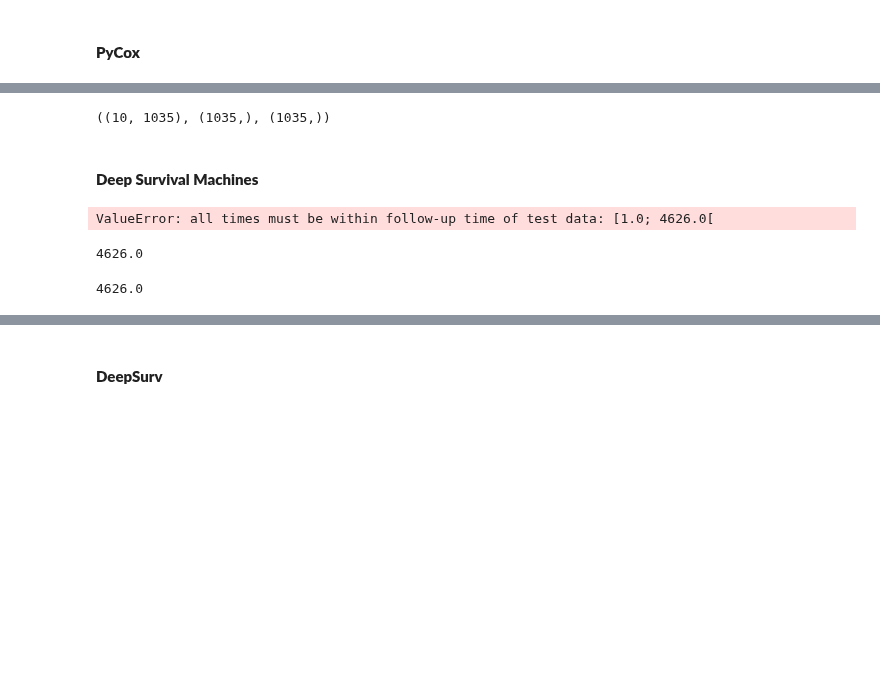
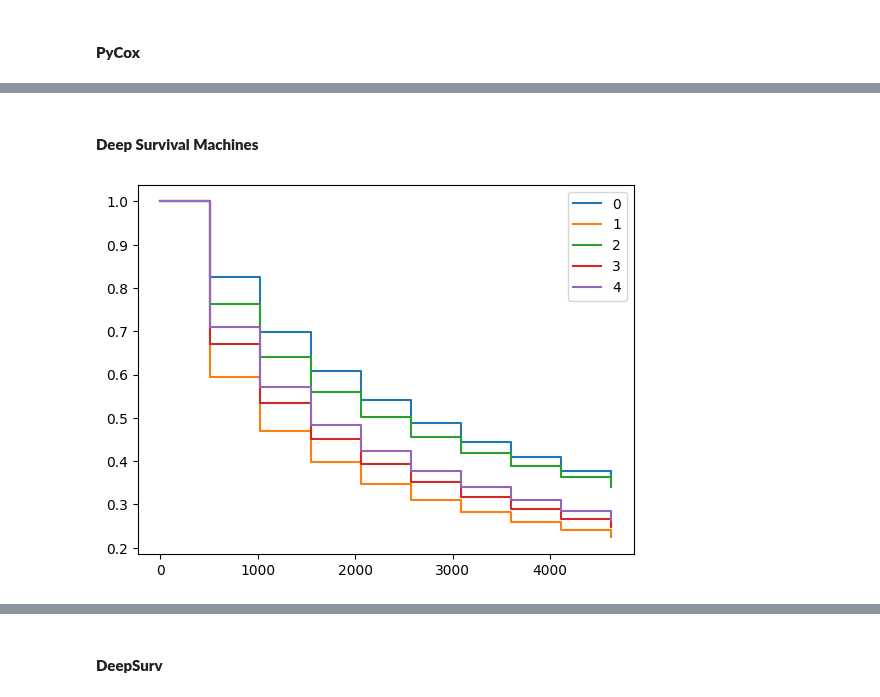
Before and after one commit to sourasen1011/UoE_Research_Project_2023, a Jupyter notebook: 05_preprocessing_emr_data/05_fits.ipynb, the cells around one changed output, grey strips where cells are left out. Cells and saved outputs as stored; diff of their text form; code cells hidden in the pictures; blank space fills up the shorter version.

```diff
--- a/05_preprocessing_emr_data/05_fits.ipynb
+++ b/05_preprocessing_emr_data/05_fits.ipynb
@@ -315,7 +318,14 @@ integrated brier score 0.16466082954282477
-# %%
-surv.shape , durations_test.shape , events_test.shape
-# %% [output]
-((10, 1035), (1035,), (1035,))
 # %% [markdown]
 #### **Deep Survival Machines**
+# %%
+import auton_survival
+from auton_survival import datasets
+from auton_survival.preprocessing import Preprocessor
+from auton_survival.models.dsm import DeepSurvivalMachines
+import numpy as np
+
+# horizons = [0.1 , 0.2 , 0.3 , 0.4 , 0.5 , 0.6 , 0.7 , 0.8 , 0.9 , 1.0]
+# times = np.quantile(consolidated_pat_tbl['time_to_event'].to_numpy()[consolidated_pat_tbl['death'].to_numpy()==1], horizons).tolist()
+times = list(labtrans.cuts[:])
+# times
 # %%
@@ -350,43 +351,3 @@ for param in params:
                     model]])
 best_model = min(models)
 model = best_model[0][1]
-# %%
-# Inference
-out_risk = model.predict_risk(x_test.iloc[: , :-2].to_numpy().astype('float64'), times)
-out_survival = model.predict_survival(x_test.iloc[: , :-2].to_numpy().astype('float64'), times)
-
-cis = []
-brs = []
-
-e_train , e_test , e_val = x_train['death'].to_numpy() , x_test['death'].to_numpy() , x_val['death'].to_numpy()
-t_train , t_test , t_val = x_train['time_to_event'].to_numpy() , x_test['time_to_event'].to_numpy() , x_val['time_to_event'].to_numpy()
-
-et_train = np.array([(e_train[i], t_train[i]) for i in range(len(e_train))],
-                 dtype = [('e', bool), ('t', float)])
-et_test = np.array([(e_test[i], t_test[i]) for i in range(len(e_test))],
-                 dtype = [('e', bool), ('t', float)])
-et_val = np.array([(e_val[i], t_val[i]) for i in range(len(e_val))],
-                 dtype = [('e', bool), ('t', float)])
-
-for i, _ in enumerate(times):
-    cis.append(concordance_index_ipcw(et_train, et_test, out_risk[:, i], times[i])[0])
-brs.append(brier_score(et_train, et_test, out_survival, times)[1])
-# roc_auc = []
-# for i, _ in enumerate(times):
-#     roc_auc.append(cumulative_dynamic_auc(et_train, et_test, out_risk[:, i], times[i])[0])
-# for horizon in enumerate(horizons):
-#     print(f"For {horizon[1]} quantile,")
-#     print("TD Concordance Index:", cis[horizon[0]])
-#     print("Brier Score:", brs[0][horizon[0]])
-#     print("ROC AUC ", roc_auc[horizon[0]][0], "\n")
-# %% [output]
-ValueError: all times must be within follow-up time of test data: [1.0; 4626.0[
-# %%
-# times
-x_test['time_to_event'].to_numpy().max()
-# %% [output]
-4626.0
-# %%
-consolidated_pat_tbl['time_to_event'].to_numpy()[consolidated_pat_tbl['death'].to_numpy()==1].max()
-# %% [output]
-4626.0
@@ -392,0 +358,6 @@ consolidated_pat_tbl['time_to_event'].to_numpy()[consolidated_pat_tbl['death'].t
+# %%
+for i , surv in enumerate(out_survival[20:25 , :]):
+    plt.step(times , surv , where = 'post' , label = i)
+    plt.legend()
+# %% [output]
+[figure, added]
```
Also changed, not shown: parts of 22 cells of this notebook, 10 other files.
